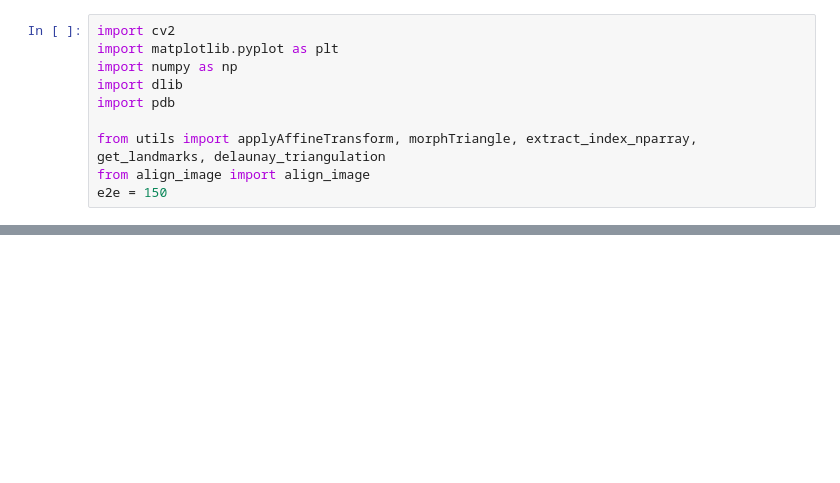
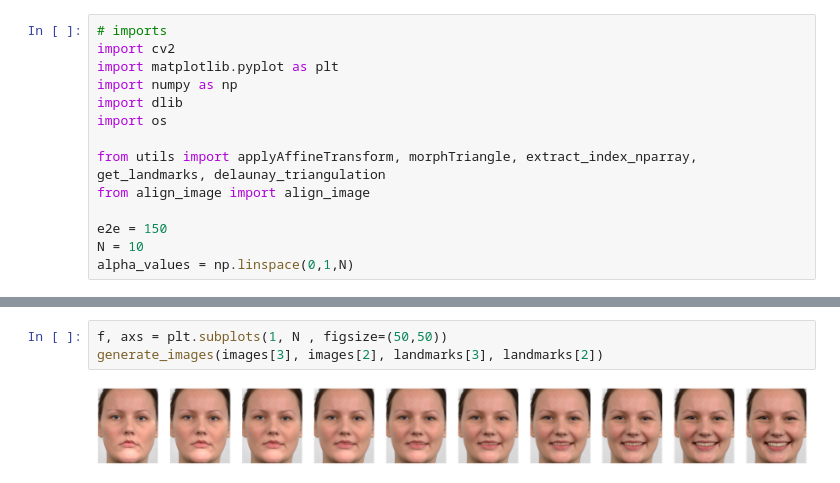
Before and after one commit to dexterdley/MorphSet, a Jupyter notebook: morph_images.ipynb, the cells around one changed output, grey strips where cells are left out. Drawn from its saved outputs; the diff is of its cells as text; blank space fills up the shorter version.

```diff
--- a/morph_images.ipynb
+++ b/morph_images.ipynb
@@ -3,10 +6,14 @@
 # %%
+# imports
 import cv2
 import matplotlib.pyplot as plt
 import numpy as np
 import dlib
-import pdb
+import os
 
 from utils import applyAffineTransform, morphTriangle, extract_index_nparray, get_landmarks, delaunay_triangulation
 from align_image import align_image
+
 e2e = 150
+N = 10
+alpha_values = np.linspace(0,1,N)
@@ -94,0 +98,5 @@ for count, alpha in enumerate(alpha_values):
+# %%
+f, axs = plt.subplots(1, N , figsize=(50,50))
+generate_images(images[3], images[2], landmarks[3], landmarks[2])
+# %% [output]
+[figure, added]
```
Also changed, not shown: parts of 11 cells of this notebook, 6 other files.
